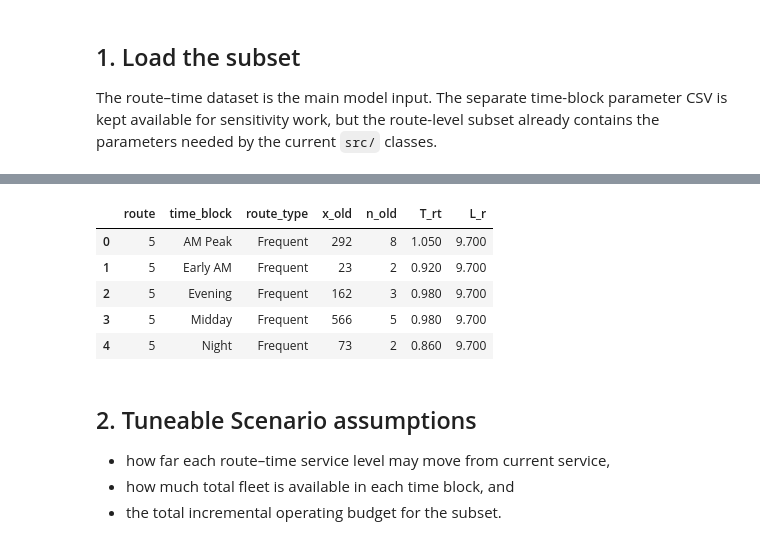
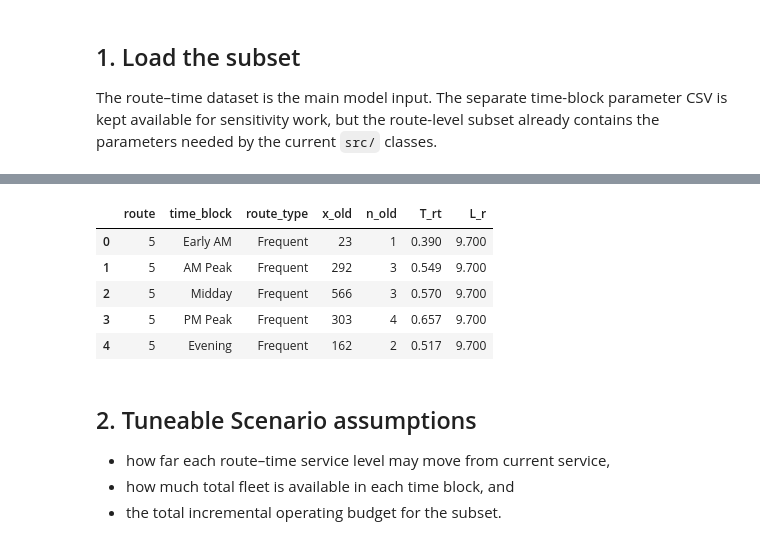
Before and after one commit to joemcconkey/oc-transpo-benefit-optimization, a Jupyter notebook: optimizer_r04_linearized.ipynb, the cells around one changed output, grey strips where cells are left out. Cells and saved outputs as stored; diff of their text form; code cells hidden in the pictures.

```diff
--- a/optimizer_r04_linearized.ipynb
+++ b/optimizer_r04_linearized.ipynb
@@ -75,9 +75,13 @@ def first_existing_path(candidates):
     return path
 
 route_data_path = first_existing_path([
-    'data/route_timeblock_subset_v01.csv',
-    'route_timeblock_subset_v01.csv',
-    '/mnt/data/route_timeblock_subset_v01.csv',
+    # 'data/route_timeblock_subset_v01.csv',
+    # 'route_timeblock_subset_v01.csv',
+    # '/mnt/data/route_timeblock_subset_v01.csv',
+
+    # 'data/route_timeblock_v01.csv',
+
+    'data/route_timeblock_subset_v02.csv',
 ])
 
 param_data_path = first_existing_path([
@@ -104,6 +108,11 @@ Using time-block parameters: data\timeblock_parameters_v01.csv
 # %%
+# Standardize the route-time dataset to concise internal names.
 
-# Standardize the route-time dataset to concise internal names.
+import pandas as pd
+
+print("Exact raw headers from CSV:")
+for c in raw_df.columns:
+    print(repr(c))
 
 col_map = {
     'Route (r)': 'route',
@@ -113,22 +122,65 @@ col_map = {
     'Trip length km (L_r)': 'L_r',
     'Average length hr (T_r,t)': 'T_rt',
     'Old frequency of buses (f_old,r,t)': 'f_old',
-    'Old number of buses (n_old,r,t)': 'n_old',
+    'Old number of buses (n_old,r,t) - continuous': 'n_old_cont',
+    'Old number of buses (n_old,r,t) - discrete': 'n_old',
     'Time block hr (H_block,t)': 'H_block',
     'Driver horuly wage rate $/hr (W_driver)': 'W_driver',
     'Price of fuel $/litre (P_fuel)': 'P_fuel',
     'Fuel consumption (FC)': 'fuel_consumption',
     'Maintenace cost $/km (P_maintenance)': 'P_maintenance',
     'Passenger hourly wage rate $/hr (W_passenger)': 'W_passenger',
-    'VTTS fraction of passenger wage F_wage': 'F_wage',
+    'VTTS fraction of passenger wage (F_wage)': 'F_wage',
     'Emission intensity of a car kgCO2eq/KPT (I_GHG,car)': 'I_GHG_car',
     'Average Length of passenger trip (L_avg_trip)': 'L_avg_trip',
     'Social cost of carbon $/tonne CO2eq (SCC)': 'SCC',
 }
 
 df = raw_df.rename(columns=col_map).copy()
-df['route'] = df['route'].astype(str)
-df['time_block'] = df['time_block'].astype(str)
+
+required_cols = [
+    'route', 'time_block', 'route_type',
+    'x_old', 'L_r', 'T_rt', 'f_old',
+    'n_old_cont', 'n_old',
+    'H_block', 'W_driver', 'P_fuel',
+    'fuel_consumption', 'P_maintenance',
+    'W_passenger', 'F_wage',
+    'I_GHG_car', 'L_avg_trip', 'SCC'
+]
+
+missing = [c for c in required_cols if c not in df.columns]
+if missing:
+    raise KeyError(f"These required columns were not found after renaming: {missing}")
+
+df['route'] = df['route'].astype(str).str.strip()
+df['time_block'] = df['time_block'].astype(str).str.strip()
+df['route_type'] = df['route_type'].astype(str).str.strip()
+
+
+# Remove cancelled routes from this model version.
+# They do not have a valid operating baseline and create missing values
+# in fields required by the cost/benefit equations.
+cancelled_mask = df['route_type'].str.strip().str.lower().eq('cancelled')
+
+if cancelled_mask.any():
+    print("Dropping cancelled route-time rows:")
+    display(df.loc[cancelled_mask, ['route', 'time_block', 'route_type', 'x_old']])
+
+df = df.loc[~cancelled_mask].copy()
+
+numeric_cols = [
+    'x_old', 'L_r', 'T_rt', 'f_old',
+    'n_old_cont', 'n_old',
+    'H_block', 'W_driver', 'P_fuel',
+    'fuel_consumption', 'P_maintenance',
+    'W_passenger', 'F_wage',
+    'I_GHG_car', 'L_avg_trip', 'SCC'
+]
+
+for c in numeric_cols:
+    df[c] = pd.to_numeric(df[c], errors='coerce')
+
+df['n_old'] = df['n_old'].round().astype(int)
 df['key'] = list(zip(df['route'], df['time_block']))
 
 df[['route', 'time_block', 'route_type', 'x_old', 'n_old', 'T_rt', 'L_r']].head()
@@ -136,9 +205,9 @@ df[['route', 'time_block', 'route_type', 'x_old', 'n_old', 'T_rt', 'L_r']].head(
 |  | route | time_block | route_type | x_old | n_old | T_rt | L_r |
-| 0 | 5 | AM Peak | Frequent | 292 | 8 | 1.050 | 9.700 |
-| 1 | 5 | Early AM | Frequent | 23 | 2 | 0.920 | 9.700 |
-| 2 | 5 | Evening | Frequent | 162 | 3 | 0.980 | 9.700 |
-| 3 | 5 | Midday | Frequent | 566 | 5 | 0.980 | 9.700 |
-| 4 | 5 | Night | Frequent | 73 | 2 | 0.860 | 9.700 |
+| 0 | 5 | Early AM | Frequent | 23 | 1 | 0.390 | 9.700 |
+| 1 | 5 | AM Peak | Frequent | 292 | 3 | 0.549 | 9.700 |
+| 2 | 5 | Midday | Frequent | 566 | 3 | 0.570 | 9.700 |
+| 3 | 5 | PM Peak | Frequent | 303 | 4 | 0.657 | 9.700 |
+| 4 | 5 | Evening | Frequent | 162 | 2 | 0.517 | 9.700 |
 # %% [markdown]
 
 ## 2. Tuneable Scenario assumptions
```
Also changed, not shown: parts of 11 cells of this notebook, 1 other file.
